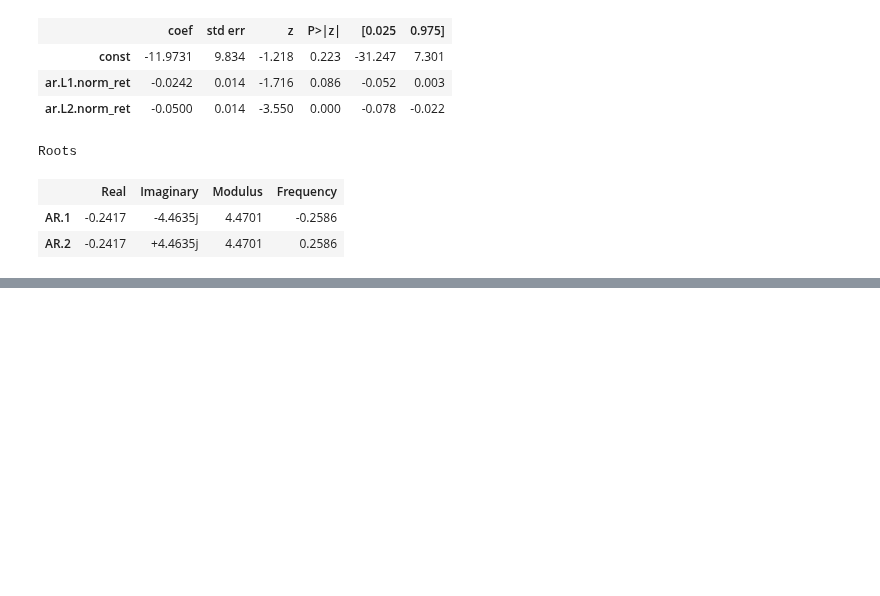
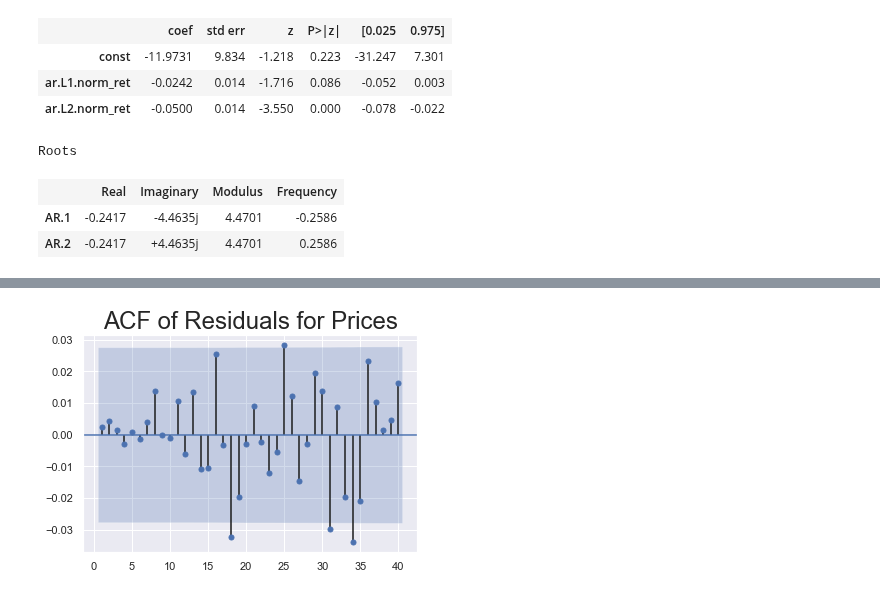
Before and after one commit to pauloteixeirajr/time-series-python, a Jupyter notebook: Modeling Autoregression The AR Model.ipynb, the cells around one changed output, grey strips where cells are left out. Saved outputs shown, nothing was run; the diff lists cells and outputs as text; code cells hidden in the pictures; blank space fills up the shorter version.

Commit message:
AR Model: Examining the AR Model Residuals

```diff
--- a/Modeling Autoregression The AR Model.ipynb
+++ b/Modeling Autoregression The AR Model.ipynb
@@ -472,0 +475,5 @@ Roots
+# %%
+model_ar_7 = ARMA(df.market_value, order = (7, 0))
+results_ar_7 = model_ar_7.fit()
+
+df['res_price'] = results_ar_7.resid
@@ -472,0 +499,6 @@ Roots
+# %%
+sgt.plot_acf(df.res_price, zero = False, lags = 40)
+plt.title('ACF of Residuals for Prices', size = 24)
+plt.show()
+# %% [output]
+[figure, added]
```
Also changed, not shown: parts of 12 cells of this notebook.
